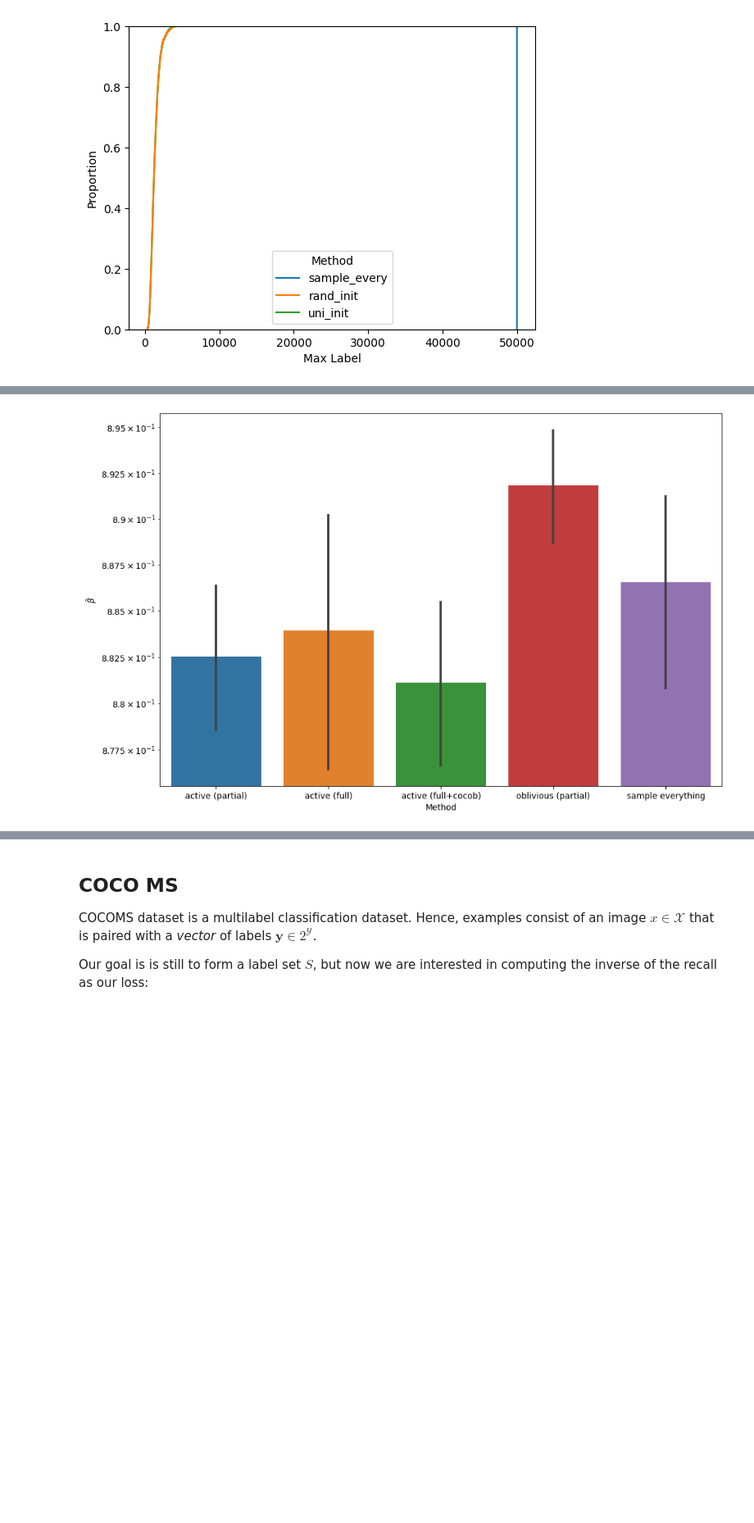
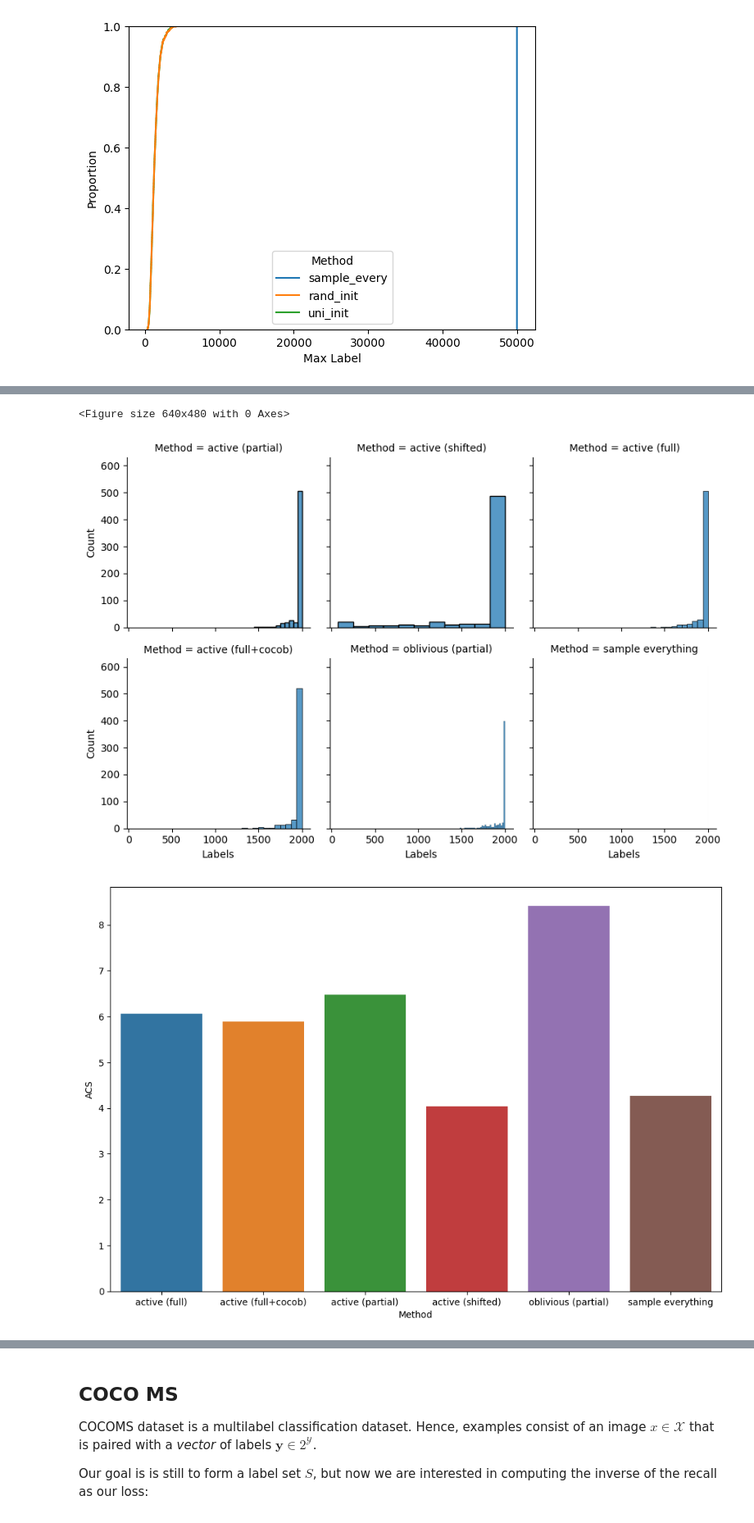
Before and after one commit to neilzxu/active-rcps, a Jupyter notebook: real_data.ipynb, the cells around one changed output, grey strips where cells are left out. Shown at 82% size. Drawn from its saved outputs; the diff is of its cells as text; code cells hidden in the pictures; blank space fills up the shorter version.

Commit message:
updates to beta coverage
imagenet small

remove extra label counter

syntax fix

```diff
--- a/real_data.ipynb
+++ b/real_data.ipynb
@@ -385,7 +385,7 @@ def load_beta_hat_results():
             pass
     Player.DummyMinimax = DummyMinimax
     Player.DummyPlayer = DummyPlayer
-    data_dir = 'results/beta_est_2500'
+    data_dir = 'results/beta_est_600_trials'
     with open(f'{data_dir}/result_dump.pkl', 'rb') as in_f:
         datas = dill.load(in_f)
     data_df = pd.read_csv(f'{data_dir}/last_beta_dist.csv')
@@ -393,22 +393,59 @@ def load_beta_hat_results():
 
 beta_hat_data, beta_hat_df = load_beta_hat_results()
 # %%
+def mean_coverage_size(scores, beta, weights):
+    from Risk import TopBetaCoverage
+    tbc = TopBetaCoverage(w=weights)
+    return tbc.beta_coverage_set(scores, beta).float().sum(dim=-1).mean().item()
+
+def mean_threshold_coverage_size(scores, beta, weights):
+    from Risk import WeightedCoverage
+    tbc = WeightedCoverage(w=weights)
+    return tbc.beta_coverage_set(scores, beta).float().sum(dim=-1).mean().item()
+
 def visualize_beta_hat(beta_hat_data, beta_hat_df):
     import pandas as pd
     import seaborn as sns
+    import torch
     import matplotlib.pyplot as plt
+    from tqdm.notebook import tqdm
     records = []
     for names, _, sumlses, betases in beta_hat_data:
         for name, sumls, betas in zip(names, sumlses, betases):
-            for labels, beta in zip(sumls, betas):
-                records.append({'Method': name, 'Labels': labels, 'Beta': beta})
+            #for labels, beta in zip(sumls, betas):
+            records.append({'Method': name, 'Labels': max(sumls), 'Beta': betas[-1]})
+    df = pd.DataFrame.from_records(records)
+    plt.figure()
+    fg = sns.FacetGrid(data=df, col='Method', col_wrap=3)
+    fg.map_dataframe(sns.histplot, x="Labels")
+
+    # sns.histplot(data=df, x='Labels', row='Method')
+
+    res = beta_hat_df.groupby(['Method'], as_index=False).agg({'$\\widehat{\\beta}$':['mean','std']})
+    res.columns = res.columns.get_level_values(1)
+
+    res = res.rename(columns=dict(zip(res.columns, ['Method', 'Mean', 'Std'])))
+    res['Lower'] = res['Mean'] - res['Std']
+    res['Upper'] = res['Mean'] + res['Std']
+
+    torch_scores = torch.Tensor(scores)
+    res['ACS'] = [mean_coverage_size(torch_scores, beta, weights=None) for beta in tqdm(res['Mean'], leave=False)]
+    # res['ACS_lower'] = [mean_coverage_size(torch_scores, beta, weights=None) for beta in res['Lower']]
+    # res['ACS_upper'] = [mean_coverage_size(torch_scores, beta, weights=None) for beta in res['Upper']]
+
+    print(res)
+
+    plt.figure(figsize=(12,8))
+    sns.barplot(data=res, x='Method', y='ACS')
+
+
+
     plt.figure(figsize=(12,8))
 
-    sns.barplot(data=beta_hat_df[beta_hat_df['Method'] != 'active (shifted)'],
+    sns.barplot(data=beta_hat_df,
                 x='Method', y='$\\widehat{\\beta}$')
+
     plt.yscale('log')
-    # df = pd.DataFrame.from_records(records)
-    # print(df)
     # sns.lineplot(data=df, x='Labels', y='Beta', hue='Method')
 visualize_beta_hat(beta_hat_data, beta_hat_df)
 # %% [output]
@@ -415 +459,3 @@ visualize_beta_hat(beta_hat_data, beta_hat_df)
+<Figure size 640x480 with 0 Axes>
-[figure, old version]
+[figure, new version]
+[figure, added]
```
Also changed, not shown: parts of 5 cells of this notebook, 7 other files.
